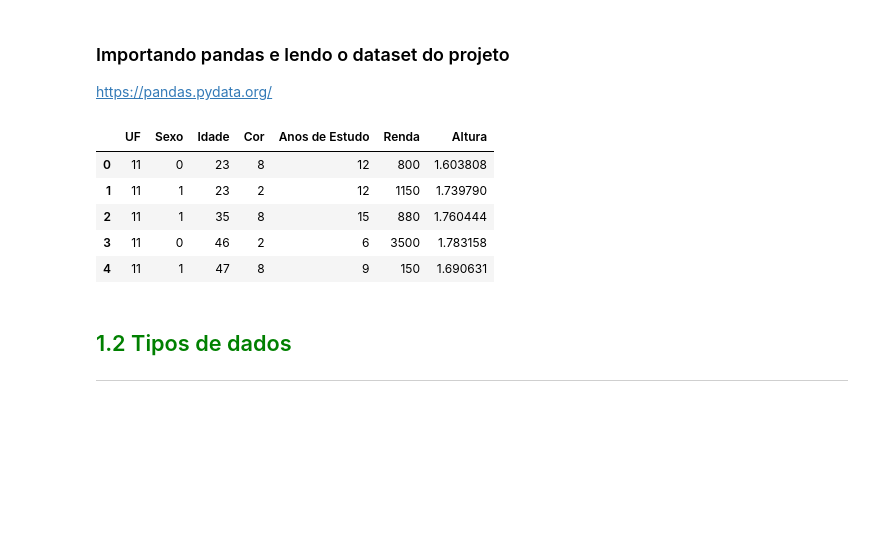
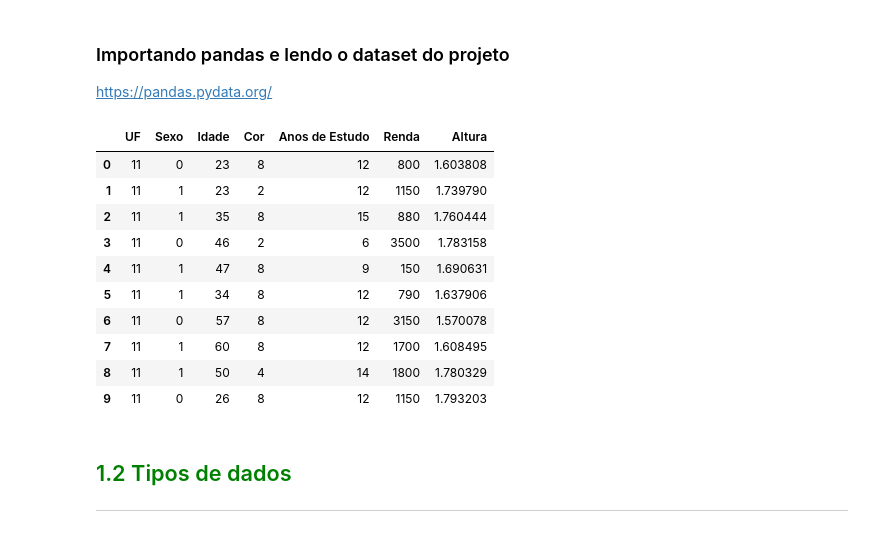
Before and after one commit to brennomongero/alura-git, a Jupyter notebook: Curso_de_Estatística_Curso_de_Estatística_Parte_1.ipynb, the cells around one changed output. Cells and saved outputs as stored; diff of their text form; code cells hidden in the pictures; blank space fills up the shorter version.

```diff
--- a/Curso_de_Estatística_Curso_de_Estatística_Parte_1.ipynb
+++ b/Curso_de_Estatística_Curso_de_Estatística_Parte_1.ipynb
@@ -128,14 +128,19 @@ import pandas as pd
 # %%
 dados = pd.read_csv("Curso de Estatística_dados.csv")
 # %%
-dados.head()
+dados.head(10)
 # %% [output]
 |  | UF | Sexo | Idade | Cor | Anos de Estudo | Renda | Altura |
 | 0 | 11 | 0 | 23 | 8 | 12 | 800 | 1.603808 |
 | 1 | 11 | 1 | 23 | 2 | 12 | 1150 | 1.739790 |
 | 2 | 11 | 1 | 35 | 8 | 15 | 880 | 1.760444 |
 | 3 | 11 | 0 | 46 | 2 | 6 | 3500 | 1.783158 |
 | 4 | 11 | 1 | 47 | 8 | 9 | 150 | 1.690631 |
+| 5 | 11 | 1 | 34 | 8 | 12 | 790 | 1.637906 |
+| 6 | 11 | 0 | 57 | 8 | 12 | 3150 | 1.570078 |
+| 7 | 11 | 1 | 60 | 8 | 12 | 1700 | 1.608495 |
+| 8 | 11 | 1 | 50 | 4 | 14 | 1800 | 1.780329 |
+| 9 | 11 | 0 | 26 | 8 | 12 | 1150 | 1.793203 |
 # %% [markdown]
 ## <font color=green>1.2 Tipos de dados</font>
 ***
```
Also changed, not shown: parts of 6 cells of this notebook.
